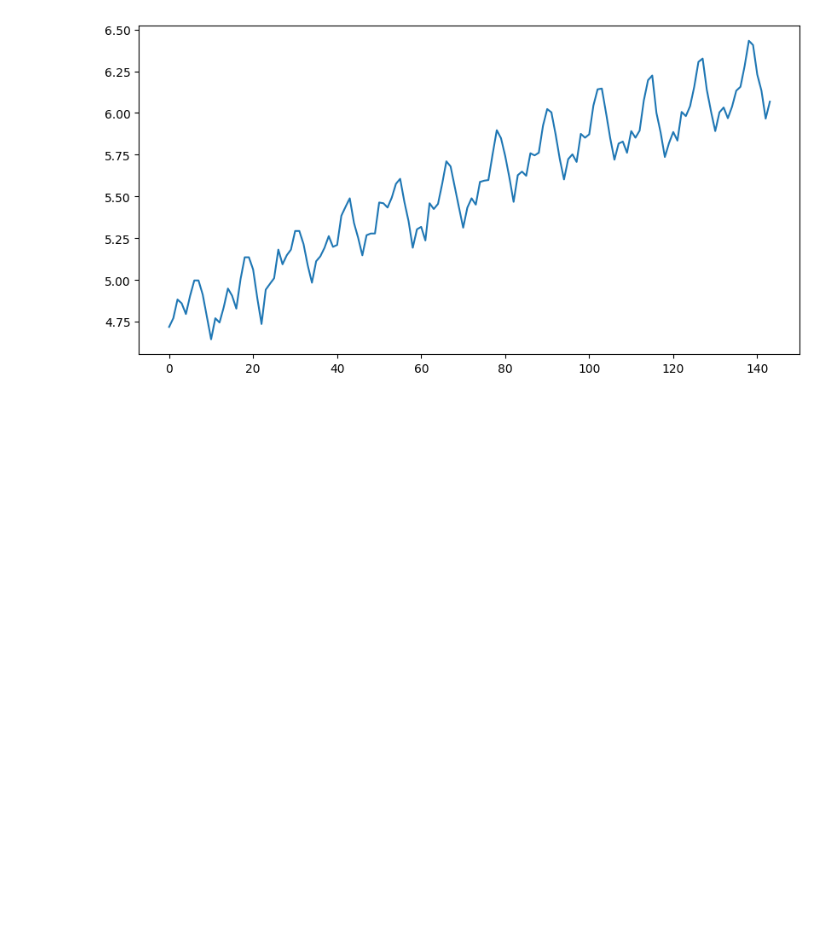
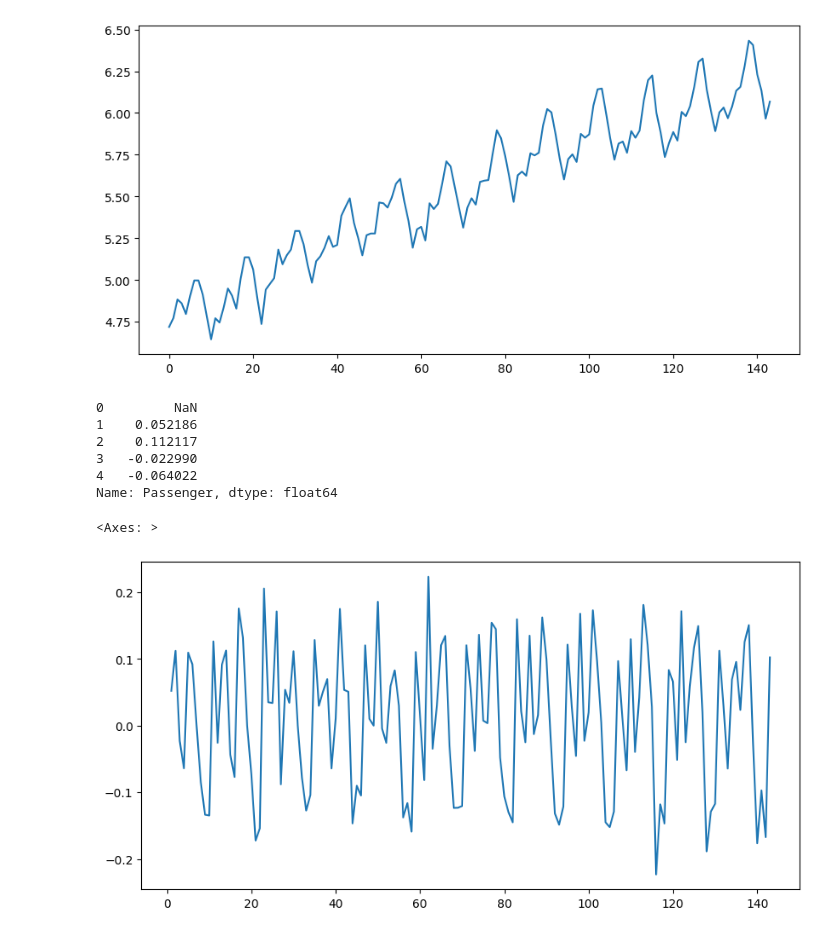
Before and after one commit to Pratyusha-Mukherjee/FSP-MachineLearning, a Jupyter notebook: day7/air passenger/time_series2.ipynb, the cells around one changed output. Drawn from its saved outputs; the diff is of its cells as text; code cells hidden in the pictures; blank space fills up the shorter version.

```diff
--- a/day7/air passenger/time_series2.ipynb
+++ b/day7/air passenger/time_series2.ipynb
@@ -69,3 +69,21 @@ air_passenger_log.plot()
 # %% [output]
 <Axes: >
 [figure]
+# %%
+air_passenger_log=np.log(air_passenger['Passenger'])
+# %%
+air_passengers_log_value_diff = air_passenger_log - air_passenger_log.shift()
+# %%
+air_passengers_log_value_diff.head()
+# %% [output]
+0         NaN
+1    0.052186
+2    0.112117
+3   -0.022990
+4   -0.064022
+Name: Passenger, dtype: float64
+# %%
+air_passengers_log_value_diff.plot()
+# %% [output]
+<Axes: >
+[figure, added]
```
